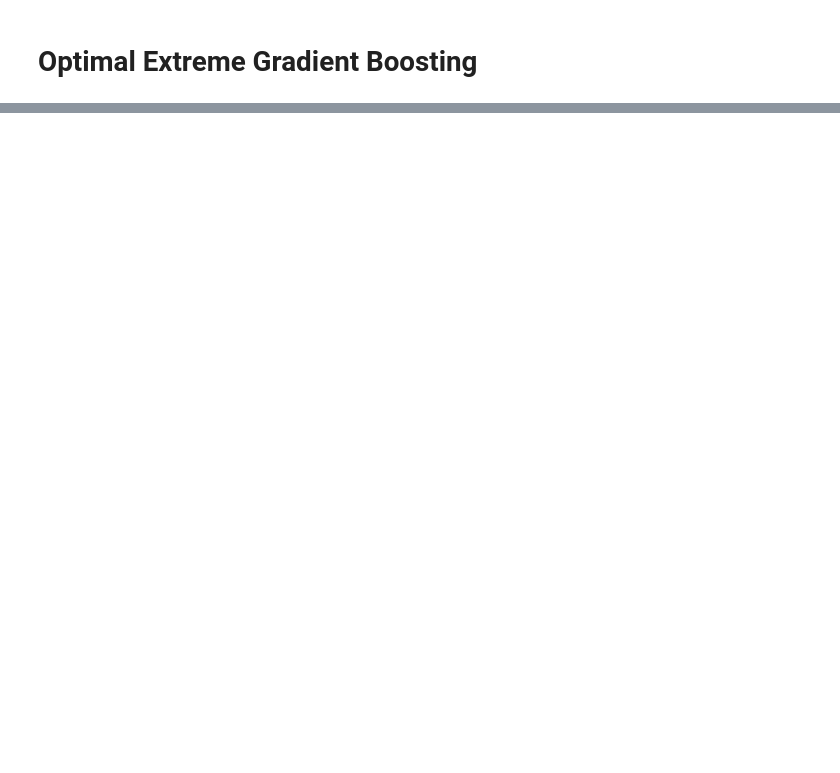
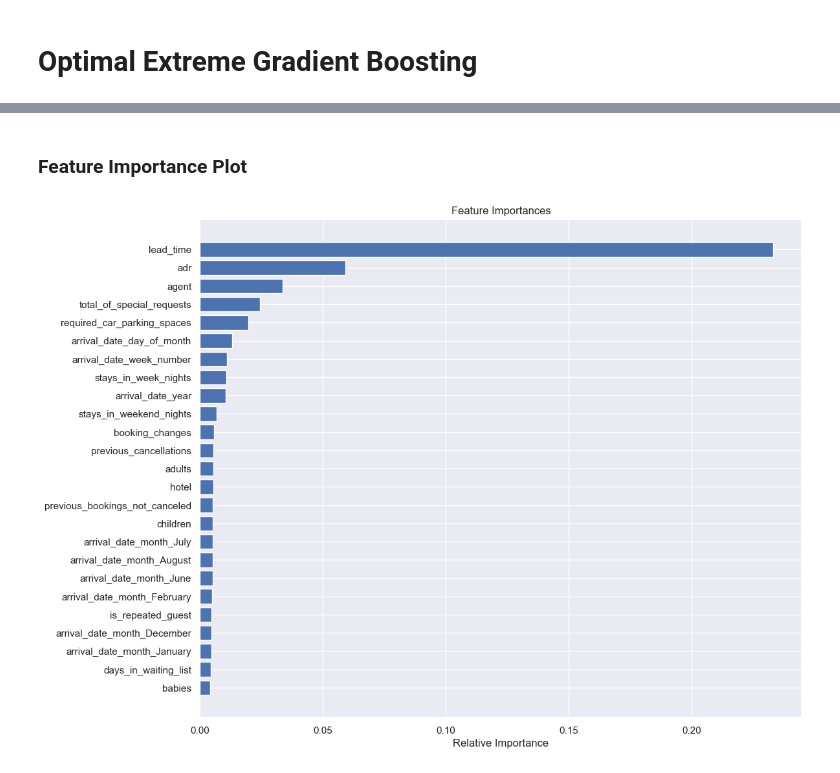
Before and after one commit to asaint13/Capstone_Two-Booking_Cancelations, a Jupyter notebook: 04-Pre-Processing_and_Modeling.ipynb, the cells around one changed output, grey strips where cells are left out. Cells and saved outputs as stored; diff of their text form; code cells hidden in the pictures; blank space fills up the shorter version.

```diff
--- a/04-Pre-Processing_and_Modeling.ipynb
+++ b/04-Pre-Processing_and_Modeling.ipynb
@@ -475,0 +568,17 @@ xbgo = xgb.XGBClassifier(random_state=21)
+# %% [markdown]
+### Feature Importance Plot
+# %%
+#Getting the name of my features
+featuresx = X.columns
+#Getting the importance of the top 25 features
+feature_importancex = xgbo.feature_importances_[:25]
+indicesx = np.argsort(feature_importancex)[:25]
+
+plt.figure(figsize=(12,10))
+plt.title('Feature Importances')
+plt.barh(range(len(indicesx)), feature_importancex[indicesx], color='b', align='center')
+plt.yticks(range(len(indicesx)), [featuresx[i] for i in indices])
+plt.xlabel('Relative Importance')
+plt.show()
+# %% [output]
+[figure, added]
```
Also changed, not shown: parts of 24 cells of this notebook.
